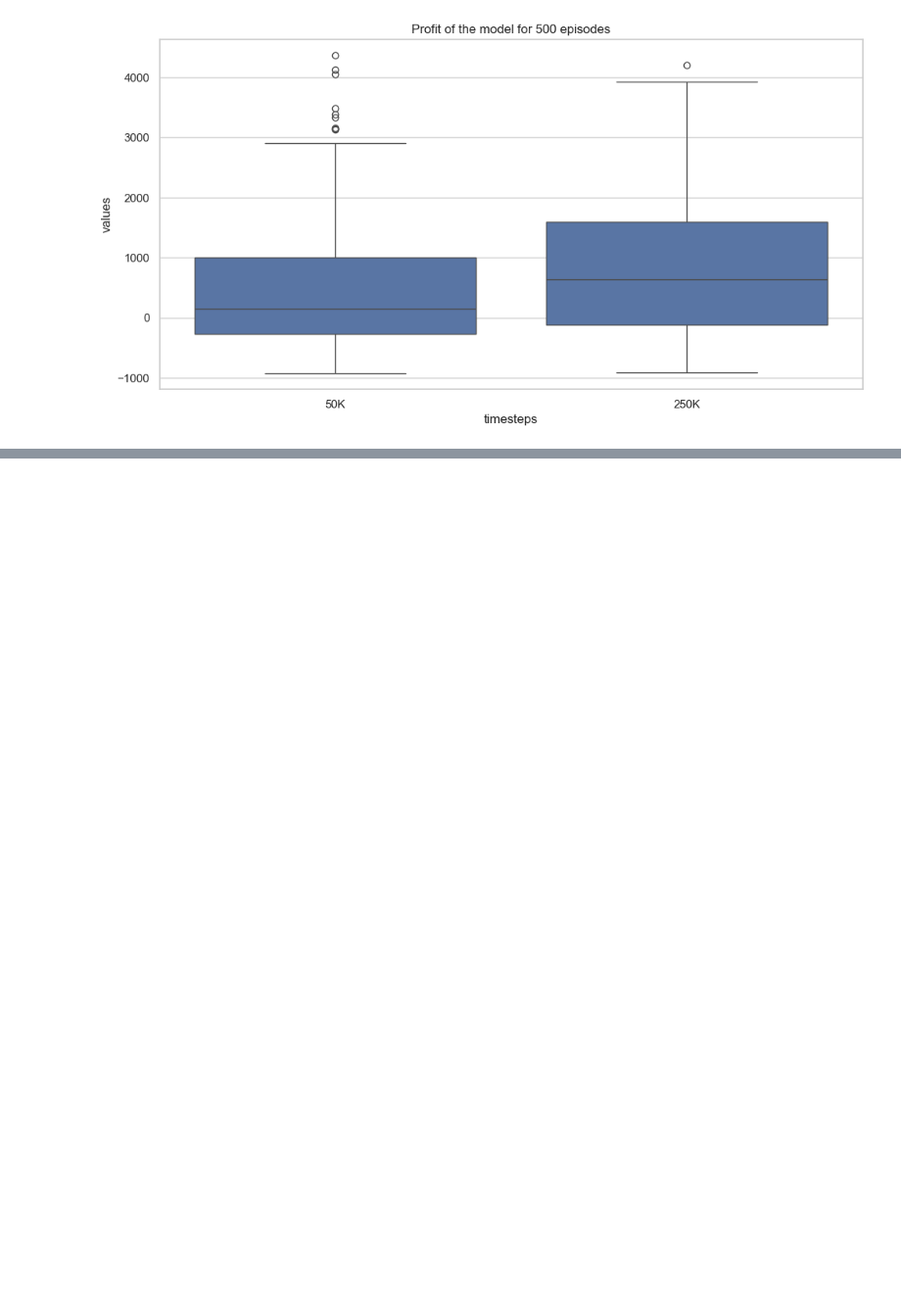
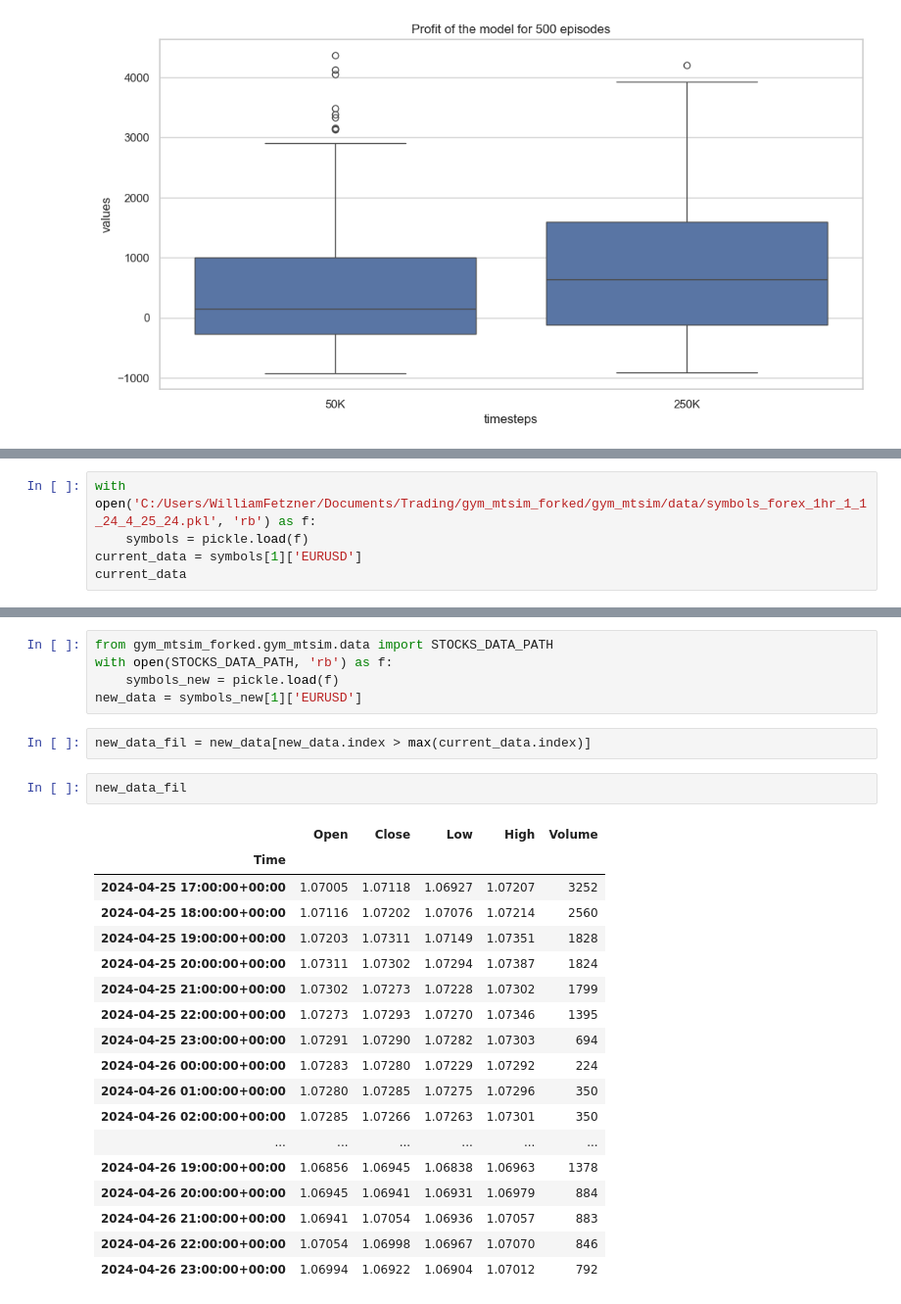
Before and after one commit to lilfetz22/gym_mtsim_forked, a Jupyter notebook: examples/saving_tested_model.ipynb, the cells around one changed output, grey strips where cells are left out. Shown at 98% size. Saved outputs shown, nothing was run; the diff lists cells and outputs as text; blank space fills up the shorter version.

Commit message:
trying to figure out how to best update the data

```diff
--- a/examples/saving_tested_model.ipynb
+++ b/examples/saving_tested_model.ipynb
@@ -459,0 +508,5 @@ plt.show()
+# %%
+with open('C:/Users/WilliamFetzner/Documents/Trading/gym_mtsim_forked/gym_mtsim/data/symbols_forex_1hr_1_1_24_4_25_24.pkl', 'rb') as f:
+    symbols = pickle.load(f)
+current_data = symbols[1]['EURUSD']
+current_data
@@ -459,0 +528,28 @@ plt.show()
+# %%
+from gym_mtsim_forked.gym_mtsim.data import STOCKS_DATA_PATH
+with open(STOCKS_DATA_PATH, 'rb') as f:
+    symbols_new = pickle.load(f)
+new_data = symbols_new[1]['EURUSD']
+# %%
+new_data_fil = new_data[new_data.index > max(current_data.index)]
+# %%
+new_data_fil
+# %% [output]
+|  | Open | Close | Low | High | Volume |
+| Time |  |  |  |  |  |
+| 2024-04-25 17:00:00+00:00 | 1.07005 | 1.07118 | 1.06927 | 1.07207 | 3252 |
+| 2024-04-25 18:00:00+00:00 | 1.07116 | 1.07202 | 1.07076 | 1.07214 | 2560 |
+| 2024-04-25 19:00:00+00:00 | 1.07203 | 1.07311 | 1.07149 | 1.07351 | 1828 |
+| 2024-04-25 20:00:00+00:00 | 1.07311 | 1.07302 | 1.07294 | 1.07387 | 1824 |
+| 2024-04-25 21:00:00+00:00 | 1.07302 | 1.07273 | 1.07228 | 1.07302 | 1799 |
+| 2024-04-25 22:00:00+00:00 | 1.07273 | 1.07293 | 1.07270 | 1.07346 | 1395 |
+| 2024-04-25 23:00:00+00:00 | 1.07291 | 1.07290 | 1.07282 | 1.07303 | 694 |
+| 2024-04-26 00:00:00+00:00 | 1.07283 | 1.07280 | 1.07229 | 1.07292 | 224 |
+| 2024-04-26 01:00:00+00:00 | 1.07280 | 1.07285 | 1.07275 | 1.07296 | 350 |
+| 2024-04-26 02:00:00+00:00 | 1.07285 | 1.07266 | 1.07263 | 1.07301 | 350 |
+| ... | ... | ... | ... | ... | ... |
+| 2024-04-26 19:00:00+00:00 | 1.06856 | 1.06945 | 1.06838 | 1.06963 | 1378 |
+| 2024-04-26 20:00:00+00:00 | 1.06945 | 1.06941 | 1.06931 | 1.06979 | 884 |
+| 2024-04-26 21:00:00+00:00 | 1.06941 | 1.07054 | 1.06936 | 1.07057 | 883 |
+| 2024-04-26 22:00:00+00:00 | 1.07054 | 1.06998 | 1.06967 | 1.07070 | 846 |
+| 2024-04-26 23:00:00+00:00 | 1.06994 | 1.06922 | 1.06904 | 1.07012 | 792 |
```
Also changed, not shown: parts of 11 cells of this notebook.
